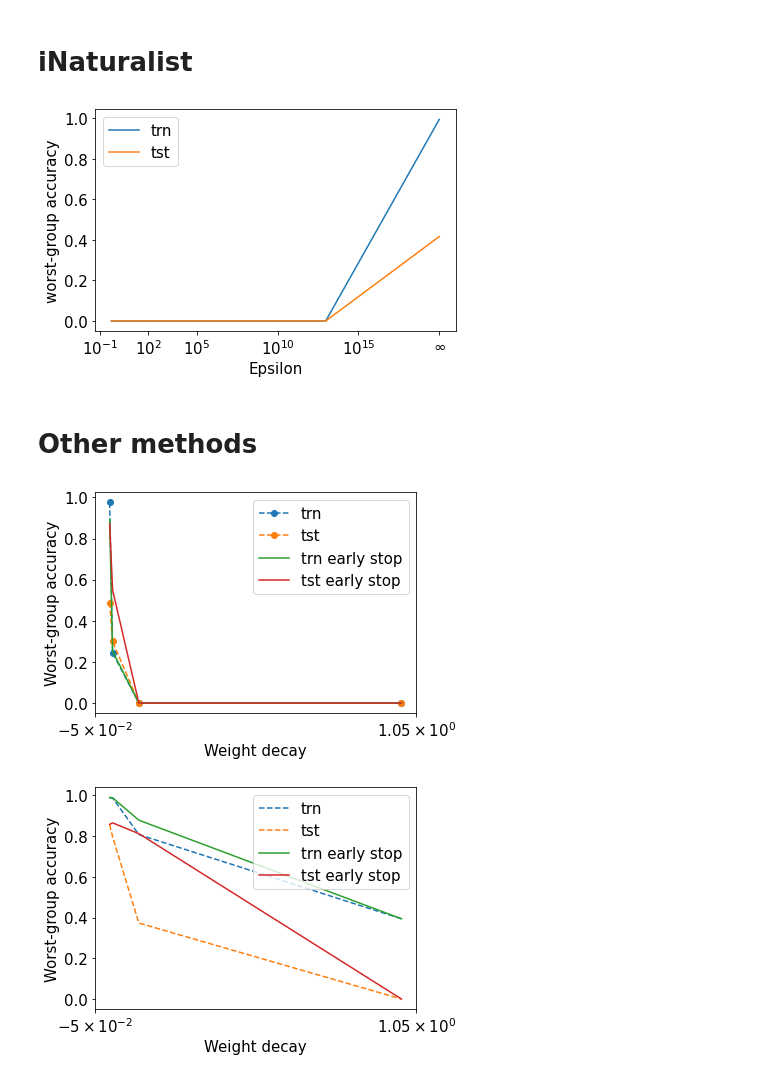
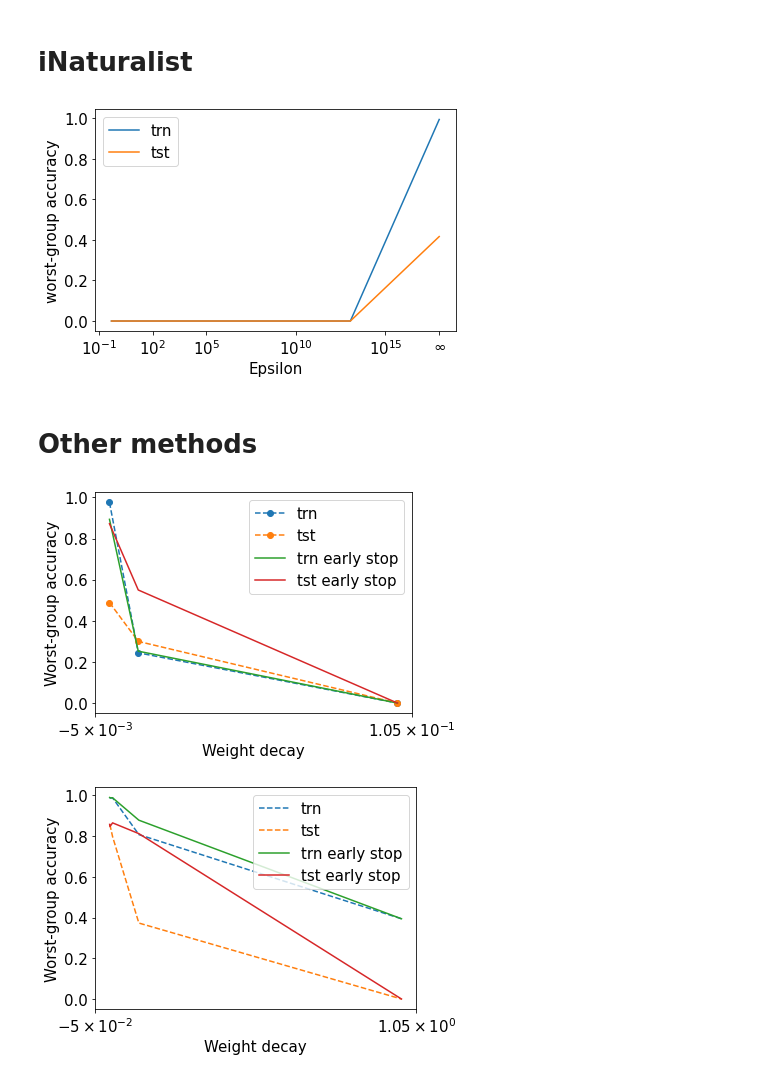
Before and after one commit to yangarbiter/wilds, a Jupyter notebook: notebooks/dpdg.ipynb, the cells around one changed output. Saved outputs shown, nothing was run; the diff lists cells and outputs as text; code cells hidden in the pictures.

```diff
--- a/notebooks/dpdg.ipynb
+++ b/notebooks/dpdg.ipynb
@@ -9,6 +9,17 @@ import seaborn as sns
 
 from privacy_utils import get_sigma_epsilon
 
+
+sns.set_style("whitegrid")
+
+plt.rcParams['text.usetex'] = True #Let TeX do the typsetting
+plt.rcParams['text.latex.preamble'] = r"""
+\usepackage{sansmath}
+\sansmath
+""" #Force sans-serif math mode (for axes labels)
+plt.rcParams['font.family'] = 'sans-serif' # ... for regular text
+plt.rcParams['font.sans-serif'] = 'Helvetica, Avant Garde, Computer Modern Sans serif' # Choose a nice font here
+
 fontsize = 15
 # %%
 def plot_fig(results, iwerm_gap, erm_gap, output_path=None):
@@ -344,10 +355,17 @@ results[]
 # %%
 ds_name = "inaturalist"
 
+clip = "100.0"
+sigmas = [0.0001, "0.00001", "0.000001"][::-1]
+
+clip = "1.0"
 sigmas = [1.0, 0.1, 0.01, 0.001, 0.0001][::-1]
+
+#clip = "10.0"
+#sigmas = [0.001, 0.0001, "0.00001", "0.000001"][::-1]
 log_paths = []
 for sigma in sigmas:
-    log_paths.append(f"erm-dp_resnet18-lr1e-3-dpsgd_1e-5_{sigma}_1.0_0.0001")
+    log_paths.append(f"erm-dp_resnet18-lr1e-3-dpsgd_1e-5_{sigma}_{clip}_0.0001")
 
 results = {}
 for sigma, log_path in zip(sigmas, log_paths):
@@ -393,9 +411,9 @@ plt.xlabel("Epsilon", fontsize=fontsize)
 plt.ylabel("worst-group accuracy", fontsize=fontsize)
 plt.legend(fontsize=fontsize)
 plt.tight_layout()
-plt.savefig(f"figs/dpdg_wgacc_{ds_name}.png")
+plt.savefig(f"figs/dpdg_wgacc_{ds_name}_{clip}.png")
 # %% [output]
-[figure, old version]
+[figure, new version]
 # %% [markdown]
 # Other methods
 # %%
@@ -430,28 +448,28 @@ def get_data(ds_name, wds, paths, early_stopping=False):
 # %%
 ds_name = "celebA"
 
 paths = ["iwerm-resnet50"]
-wds = [0., 0.01, 0.1, 1.0]
+wds = [0., 0.01, 0.1]
 for wd in wds[1:]:
     paths.append(f"iwerm-resnet50_wd{wd}")
 
 results = get_data(ds_name, wds, paths, False)
 stop_results = get_data(ds_name, wds, paths, True)
 
 plt.plot(results['wds'], results['trn wg acc'], ls='--', label="trn", marker='o')
 plt.plot(results['wds'], results['tst wg acc'], ls='--', label="tst", marker='o')
 plt.plot(stop_results['wds'], stop_results['trn wg acc'], label="trn early stop")
 plt.plot(stop_results['wds'], stop_results['tst wg acc'], label="tst early stop")
 plt.xscale("symlog")
 plt.xticks(fontsize=fontsize)
 plt.yticks(fontsize=fontsize)
 plt.xlabel("Weight decay", fontsize=fontsize)
 plt.ylabel("Worst-group accuracy", fontsize=fontsize)
 plt.legend(fontsize=fontsize)
 plt.tight_layout()
 plt.savefig(f"figs/dpdg_wgacc_iwerm_wd_{ds_name}.png")
 # %% [output]
-[figure, old version]
+[figure, new version]
 # %%
 ds_name = "utkface"
 
```
Also changed, not shown: parts of 2 cells of this notebook, 5 other files.
